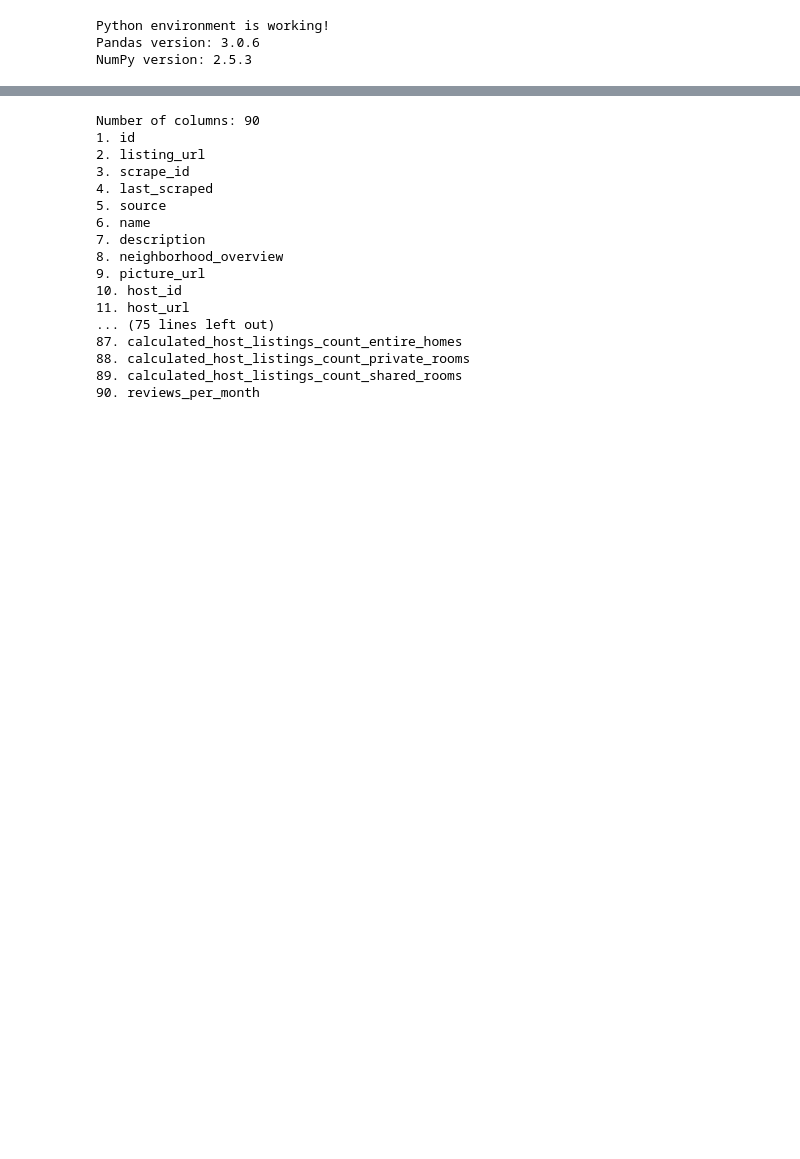
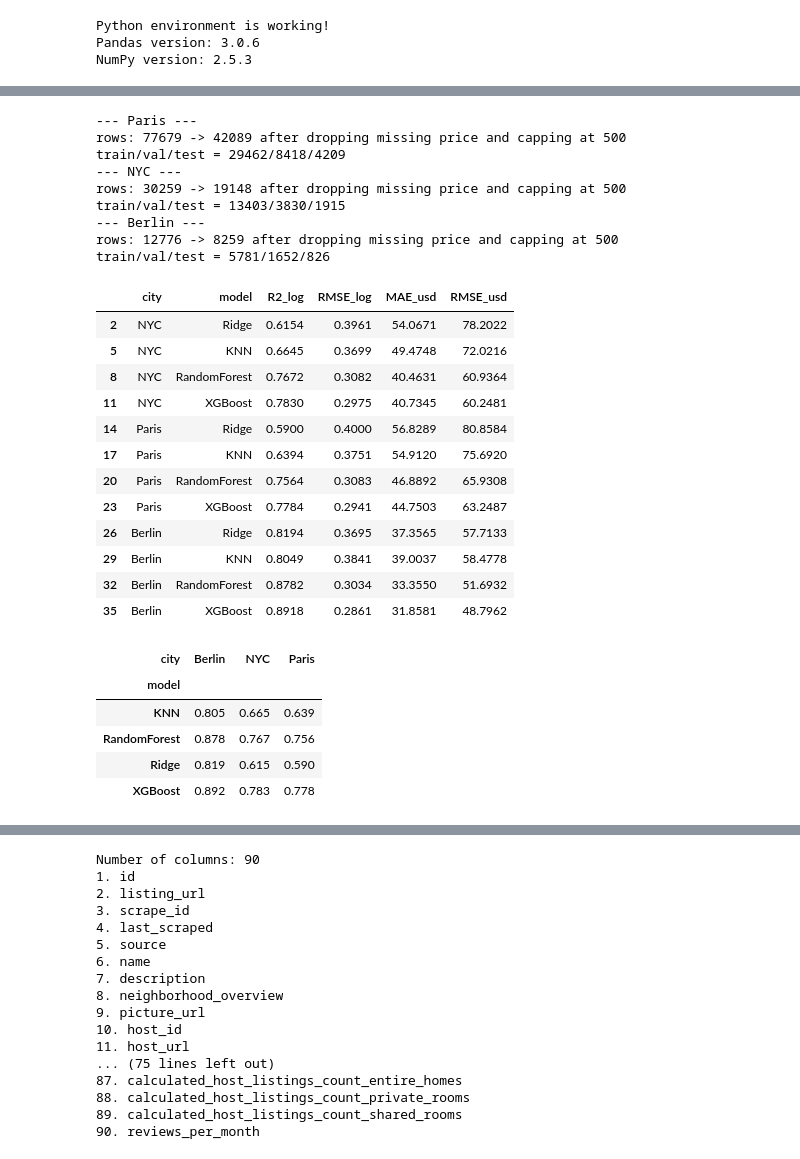
Before and after one commit to aryanmittal2107/AIRBNB_ML_PROJECT, a Jupyter notebook: notebooks/01_data_inspection.ipynb, the cells around one changed output, grey strips where cells are left out. Saved outputs shown, nothing was run; the diff lists cells and outputs as text; code cells hidden in the pictures; blank space fills up the shorter version.

```diff
--- a/notebooks/01_data_inspection.ipynb
+++ b/notebooks/01_data_inspection.ipynb
@@ -41,0 +123,38 @@ Berlin columns:
+# %%
+res_paris, paris_splits = run_city("Paris", paris)
+res_nyc, nyc_splits = run_city("NYC", nyc)
+res_berlin, berlin_splits = run_city("Berlin", berlin)
+
+all_results = pd.concat([res_nyc, res_paris, res_berlin], ignore_index=True)
+test_table = all_results[all_results["split"] == "test"].drop(columns="split")
+display(test_table.round(4))
+display(test_table.pivot(index="model", columns="city", values="R2_log").round(3))
+# %% [output]
+--- Paris ---
+rows: 77679 -> 42089 after dropping missing price and capping at 500
+train/val/test = 29462/8418/4209
+--- NYC ---
+rows: 30259 -> 19148 after dropping missing price and capping at 500
+train/val/test = 13403/3830/1915
+--- Berlin ---
+rows: 12776 -> 8259 after dropping missing price and capping at 500
+train/val/test = 5781/1652/826
+|  | city | model | R2_log | RMSE_log | MAE_usd | RMSE_usd |
+| 2 | NYC | Ridge | 0.6154 | 0.3961 | 54.0671 | 78.2022 |
+| 5 | NYC | KNN | 0.6645 | 0.3699 | 49.4748 | 72.0216 |
+| 8 | NYC | RandomForest | 0.7672 | 0.3082 | 40.4631 | 60.9364 |
+| 11 | NYC | XGBoost | 0.7830 | 0.2975 | 40.7345 | 60.2481 |
+| 14 | Paris | Ridge | 0.5900 | 0.4000 | 56.8289 | 80.8584 |
+| 17 | Paris | KNN | 0.6394 | 0.3751 | 54.9120 | 75.6920 |
+| 20 | Paris | RandomForest | 0.7564 | 0.3083 | 46.8892 | 65.9308 |
+| 23 | Paris | XGBoost | 0.7784 | 0.2941 | 44.7503 | 63.2487 |
+| 26 | Berlin | Ridge | 0.8194 | 0.3695 | 37.3565 | 57.7133 |
+| 29 | Berlin | KNN | 0.8049 | 0.3841 | 39.0037 | 58.4778 |
+| 32 | Berlin | RandomForest | 0.8782 | 0.3034 | 33.3550 | 51.6932 |
+| 35 | Berlin | XGBoost | 0.8918 | 0.2861 | 31.8581 | 48.7962 |
+| city | Berlin | NYC | Paris |
+| model |  |  |  |
+| KNN | 0.805 | 0.665 | 0.639 |
+| RandomForest | 0.878 | 0.767 | 0.756 |
+| Ridge | 0.819 | 0.615 | 0.590 |
+| XGBoost | 0.892 | 0.783 | 0.778 |
```
Also changed, not shown: parts of 88 cells of this notebook.
